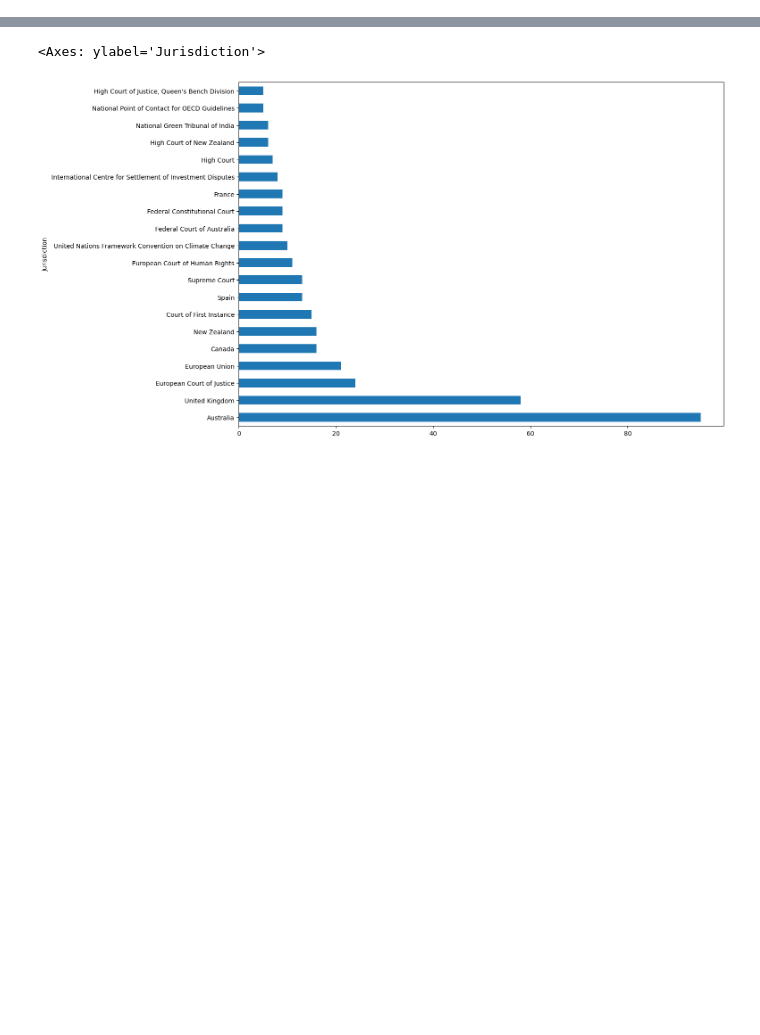
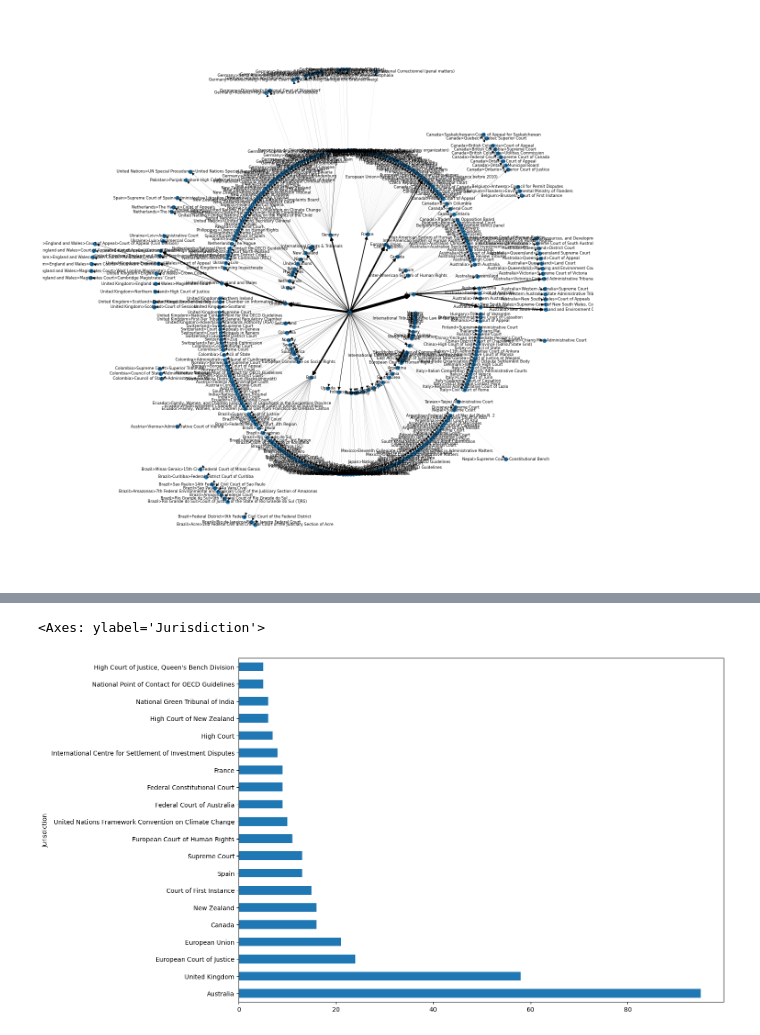
Before and after one commit to ClementBM/sandbox, a Jupyter notebook: naat/notebooks/eda_global_litigation_cases.ipynb, the cells around one changed output, grey strips where cells are left out. Drawn from its saved outputs; the diff is of its cells as text; code cells hidden in the pictures; blank space fills up the shorter version.

```diff
--- a/naat/notebooks/eda_global_litigation_cases.ipynb
+++ b/naat/notebooks/eda_global_litigation_cases.ipynb
@@ -22,0 +30,16 @@ global_cases_df
+# %%
+def preprocess_fields(value):
+    if isinstance(value, float):
+        return [[]]
+    elif value:
+        value = value.replace("&amp;", "&")
+        values = value.split("|")
+        return [v.split(">") for v in values]
+    else:
+        return [[]]
+# %%
+global_cases_df["Jurisdictions"] = global_cases_df["Jurisdictions"].str.replace("&amp;", "&")
+global_cases_df["Jurisdictions_T"] = global_cases_df["Jurisdictions"].apply(preprocess_fields)
+
+global_cases_df["Case Categories_T"] = global_cases_df["Case Categories"].apply(preprocess_fields)
+global_cases_df["Principal Laws_T"] = global_cases_df["Principal Laws"].apply(preprocess_fields)
@@ -22,0 +62,38 @@ global_cases_df
+# %%
+import networkx as nx
+import matplotlib.pyplot as plt
+
+jurisdictions_cases = global_cases_df["Jurisdictions_T"].tolist()
+# jurisdictions_cases = global_cases_df[~global_cases_df["Jurisdictions"].isna() & global_cases_df["Jurisdictions"].str.contains("Court of Appeal")]["Jurisdictions"].apply(preprocess_fields).tolist()
+
+graph = nx.DiGraph()
+
+for jurisdictions_case in jurisdictions_cases:
+    for jurisdictions in jurisdictions_case:
+        for i in range(len(jurisdictions)):
+            from_node = "all"
+            if i != 0:
+                from_node = ">".join(jurisdictions[:i])
+
+            to_node = ">".join(jurisdictions[:i+1])
+
+            existing_edge = graph.get_edge_data(from_node, to_node)
+
+            if existing_edge:
+                graph.add_edge(from_node, to_node, weight=existing_edge["weight"] + 1)
+            else:
+                graph.add_edge(from_node, to_node, weight=1)
+
+
+pos = nx.nx_agraph.graphviz_layout(graph, prog="twopi", args="", root="all") # , ranksep="1.0 equally"
+
+edges = graph.edges()
+weights = [graph[u][v]['weight'] for u,v in edges]
+
+plt.figure(figsize=(12,12))
+nx.draw(graph, pos, with_labels=True, node_size=30, font_size=6, width=np.array(weights) / 30)
+
+# label_options = {"ec": "k", "fc": "white", "alpha": 0.7}
+# nx.draw_networkx_labels(graph, pos, font_size=14, bbox=label_options)
+# %% [output]
+[figure, added]
```
Also changed, not shown: parts of 24 cells of this notebook, 12 other files.
